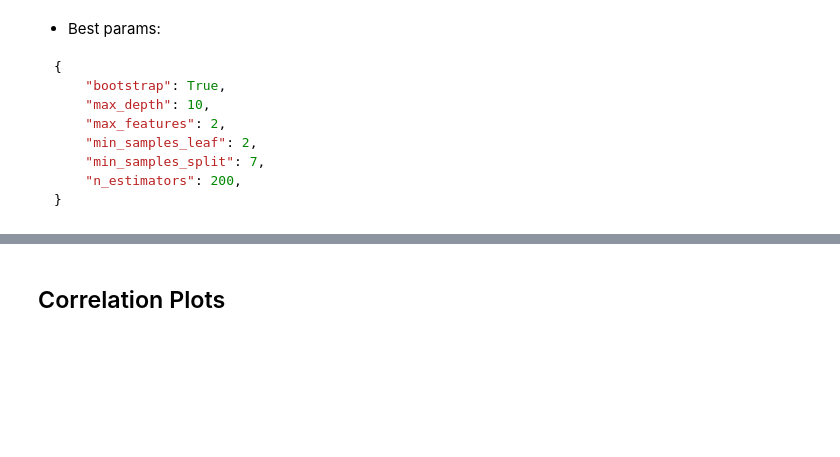
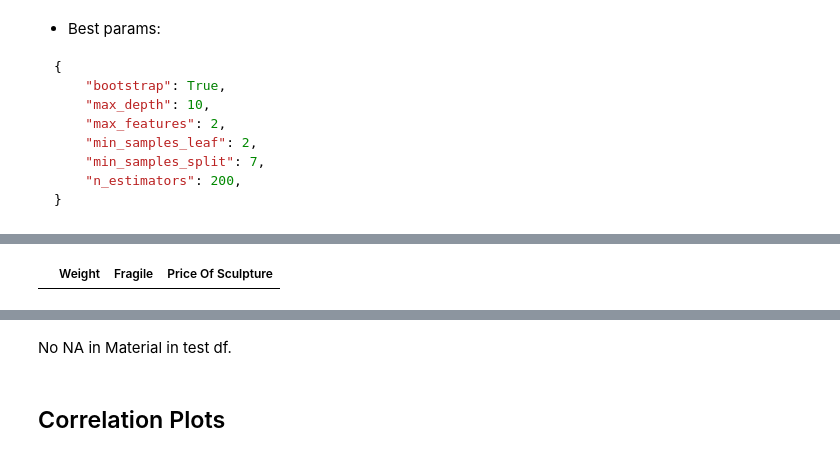
Before and after one commit to jacob5412/HackerEarth-Exhibit-Art, a Jupyter notebook: EDA-2.ipynb, the cells around one changed output, grey strips where cells are left out. Saved outputs shown, nothing was run; the diff lists cells and outputs as text; code cells hidden in the pictures; blank space fills up the shorter version.

```diff
--- a/EDA-2.ipynb
+++ b/EDA-2.ipynb
@@ -916,3 +970,13 @@ train_df.loc[train_df["Width"].isna(), "Width"] = train_df.loc[
 ].median()
 # %% [output]
 [interactive output not drawn]
+# %%
+test_df.loc[test_df["Height"].isna(), "Height"] = test_df.loc[
+    ~test_df["Height"].isna(), "Height"
+].median()
+test_df.loc[train_df["Weight"].isna(), "Weight"] = test_df.loc[
+    ~train_df["Weight"].isna(), "Weight"
+].median()
+test_df.loc[train_df["Width"].isna(), "Width"] = test_df.loc[
+    ~train_df["Width"].isna(), "Width"
+].median()
@@ -1169 +1235,8 @@ train_df[["Weight", "Fragile", "Price Of Sculpture", "Material"]].sample(5)
 [interactive output not drawn]
+# %%
+test_df.loc[
+    test_df["Material"].isna(),
+    ["Weight", "Fragile", "Price Of Sculpture"],
+]
+# %% [output]
+|  | Weight | Fragile | Price Of Sculpture |
@@ -1170,3 +1244,5 @@ train_df[["Weight", "Fragile", "Price Of Sculpture", "Material"]].sample(5)
+# %% [markdown]
+No NA in Material in test df.
 # %% [markdown]
 ## Correlation Plots
 # %%
```
Also changed, not shown: parts of 18 cells of this notebook, 2 other files.
